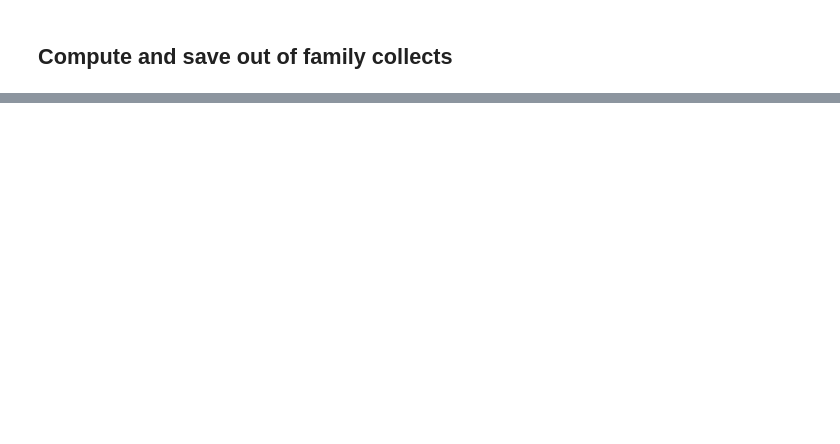
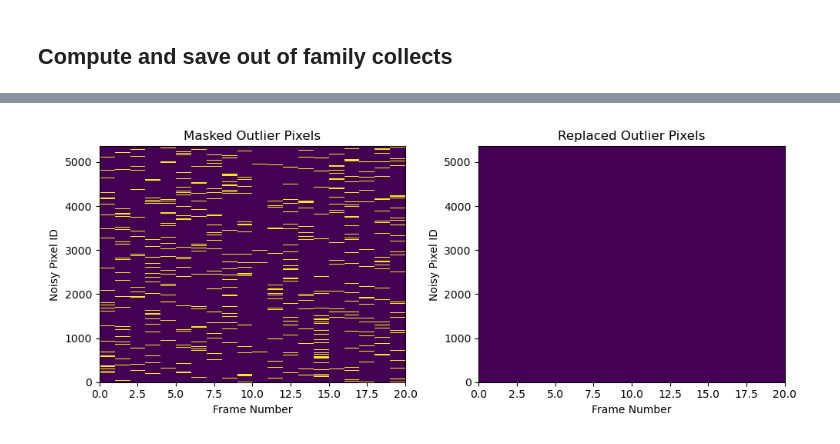
Before and after one commit to seancrowell/methanesat, a Jupyter notebook: darks/denoise_darks.ipynb, the cells around one changed output, grey strips where cells are left out. Cells and saved outputs as stored; diff of their text form; code cells hidden in the pictures; blank space fills up the shorter version.

```diff
--- a/darks/denoise_darks.ipynb
+++ b/darks/denoise_darks.ipynb
@@ -189,0 +273,24 @@ for ifi,fname in enumerate(noisy_ch4_files[:1]):
+# %%
+dn = Dataset(noisy_ch4_files[10])['Frame/PixelData'][:]
+bp_c,new_bp_val,denoised_dn_val = denoise_replace_values(dn,pf_bp=ch4_bp)
+bp_c,new_bp_mask,denoised_dn_mask = denoise_replace_mask(dn,pf_bp=ch4_bp)
+# %%
+plt.close('all')
+fig,axs = plt.subplots(1,2,figsize=(10,4))
+y,x = np.where(bp_c['noisy'])
+ax = axs[0]
+g = ax.pcolormesh(denoised_dn_mask.mask[:,y,x].T,vmin=0,vmax=1);
+ax.set_title('Masked Outlier Pixels')
+ax.set_xlabel('Frame Number')
+ax.set_ylabel('Noisy Pixel ID')
+
+ax = axs[1]
+y,x = np.where(bp_c['noisy'])
+g = plt.pcolormesh(denoised_dn_val.mask[:,y,x].T,vmin=0,vmax=1);
+ax.set_title('Replaced Outlier Pixels')
+ax.set_xlabel('Frame Number')
+ax.set_ylabel('Noisy Pixel ID')
+
+fig.tight_layout()
+# %% [output]
+[figure, added]
```
Also changed, not shown: parts of 10 cells of this notebook, 5 other files.
